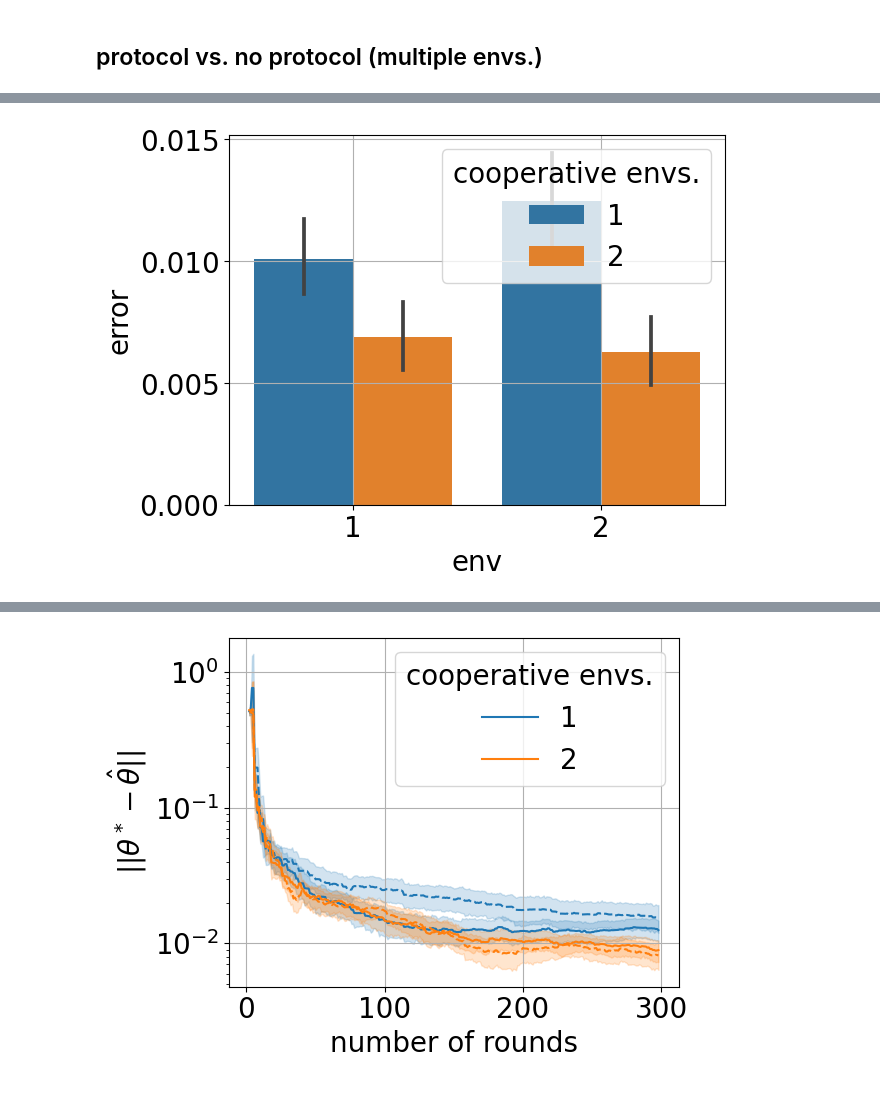
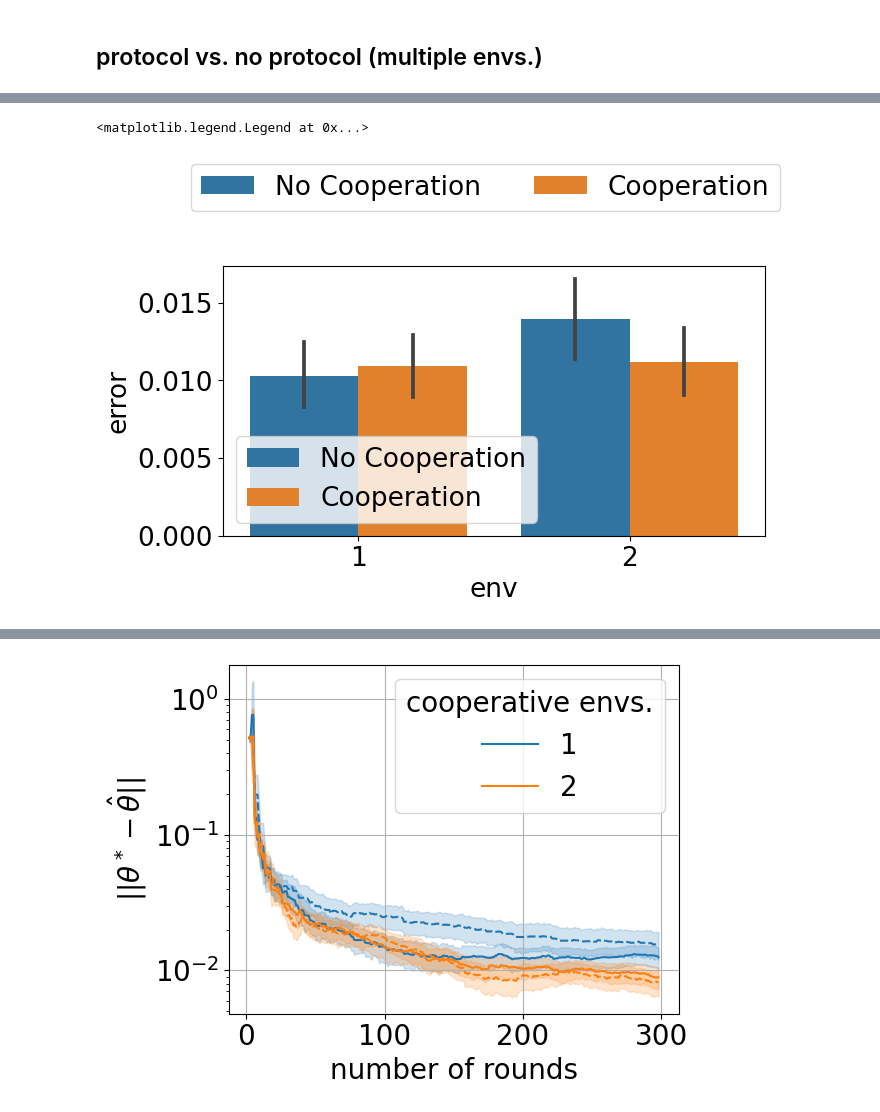
Before and after one commit to muneebaadil/strategic-instrumental-variable-regression, a Jupyter notebook: experiments.ipynb, the cells around one changed output, grey strips where cells are left out. Saved outputs shown, nothing was run; the diff lists cells and outputs as text; code cells hidden in the pictures.

```diff
--- a/experiments.ipynb
+++ b/experiments.ipynb
@@ -374,0 +395,12 @@ plt.tight_layout()
+# %%
+_runs = []
+for nce  in tqdm.tqdm((2, 1)):
+    cmd = f'--num-applicants 300000 --applicants-per-round 1000 --scaled-duplicates sequence --fixed-effort-conversion --normalize --methods ours --num-envs 2 --theta-star-std 0 --envs-accept-rates .5 --num-cooperative-envs {nce}'
+    # print(cmd)
+
+    args = algos.get_args(cmd)
+    n_runs = 50
+    args_list = [(s, args) for s in np.arange(n_runs)]
+    with Pool(n_runs) as p:
+        runs = p.starmap(algos.run_multi_env, args_list )
+    _runs.append(runs)
@@ -375,7 +584,7 @@ plt.tight_layout()
 # %%
 _runs = []
 for nce  in tqdm.tqdm((2, 1)):
-    cmd = f'--offline-eval --num-applicants 500000 --applicants-per-round 1000 --scaled-duplicates sequence --fixed-effort-conversion --normalize --methods ours --num-envs 2 --theta-star-std .1 --envs-accept-rates .5 --num-cooperative-envs {nce}'
+    cmd = f'--offline-eval --num-applicants 500000 --applicants-per-round 1000 --scaled-duplicates sequence --fixed-effort-conversion --normalize --methods ours --num-envs 2 --theta-star-std 0 --envs-accept-rates .5 --num-cooperative-envs {nce}'
     # print(cmd)
 
     args = algos.get_args(cmd)
@@ -383,7 +592,7 @@ for nce  in tqdm.tqdm((2, 1)):
     args_list = [(s, args) for s in np.arange(n_runs)]
     with Pool(n_runs) as p:
         runs = p.starmap(algos.run_multi_env, args_list )
-        _runs.append(runs)
+    _runs.append(runs)
 # %%
 runs0 = [r[0] for r in _runs[0]]
 runs1 = [r[0] for r in _runs[1]]
@@ -393,3 +602,14 @@ df0['protocol'] = True
 df1['protocol'] = False
 df = pd.concat((df0,df1))
 df
+value_vars = (f'ours_env{env_idx}' for env_idx in range(args.num_envs))
+dflong = pd.melt(df, id_vars=('iterations', 'protocol'), value_vars=value_vars, var_name='env', value_name='error' )
+dflong
+rename_categories_arg = {f'ours_env{env_idx}': env_idx+1 for env_idx in range(args.num_envs)}
+dflong['env']=dflong.env.astype('category').cat.rename_categories(rename_categories_arg)
+dflong
+dflong['cooperative envs.'] = dflong['protocol'].apply(lambda x: args.num_envs if x else 1)
+dflong['cooperative envs.'] = dflong['cooperative envs.'].astype('category')
+# dflong = dflong.rename(columns={'env': '_env'})
+dflong
+dflong['cooperative envs.'] = dflong['cooperative envs.'].cat.rename_categories({2: 'Cooperation', 1: 'No Cooperation'})
@@ -410,8 +615,0 @@ df
-# %%
-dflong = pd.melt(df, id_vars=('iterations', 'protocol'), value_vars=('ours_env0', 'ours_env1'), var_name='env', value_name='error' )
-dflong['env']=dflong.env.astype('category').cat.rename_categories({'ours_env0':'1', 'ours_env1': '2'})
-dflong
-dflong['cooperative envs.'] = dflong['protocol'].apply(lambda x: 2 if x else 1)
-dflong['cooperative envs.'] = dflong['cooperative envs.'].astype('category')
-# dflong = dflong.rename(columns={'env': '_env'})
-dflong
@@ -432,6 +616,11 @@ dflong
 # %%
-fig,ax=plt.subplots()
-sns.barplot(data=dflong, x='env', y='error', hue='cooperative envs.')
-ax.grid()
+fig,ax=plt.subplots(figsize=(7, 3.5), sharey=True)
+
+g = sns.barplot(data=dflong, x='env', y='error', hue='cooperative envs.')
+ax.legend(handles=None, labels=None)
+handles, labels = ax.get_legend_handles_labels()
+fig.legend(handles=handles[:], labels=labels[:], ncol=2, loc='lower center', bbox_to_anchor=(0.5, 1))
+# dflong[dflong.env==1]
 # %% [output]
+<matplotlib.legend.Legend at 0x...>
-[figure, old version]
+[figure, new version]
```
Also changed, not shown: parts of 34 cells of this notebook, 1 other file.
